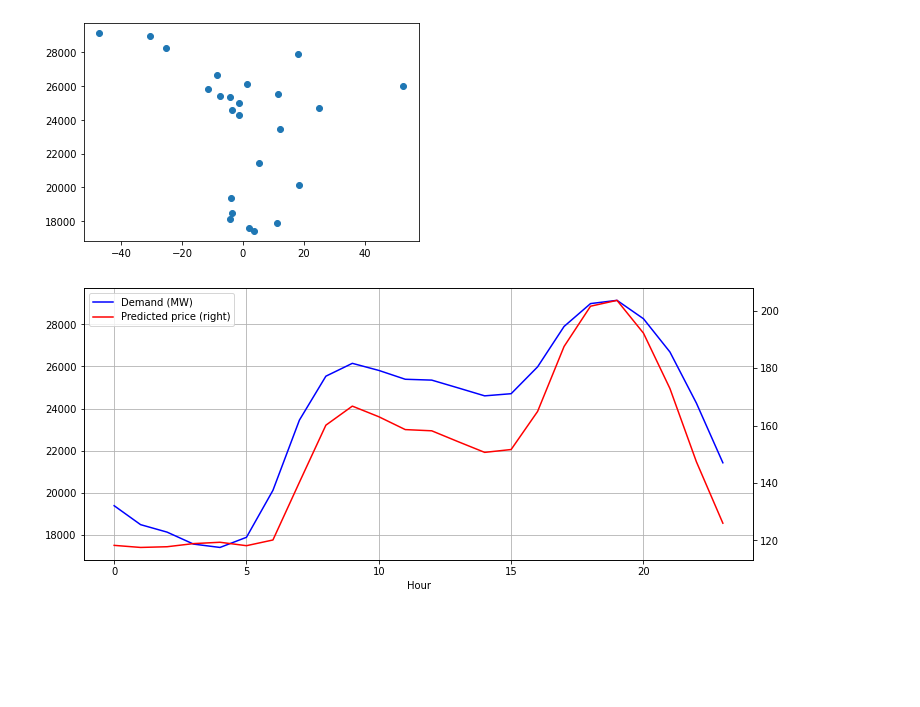
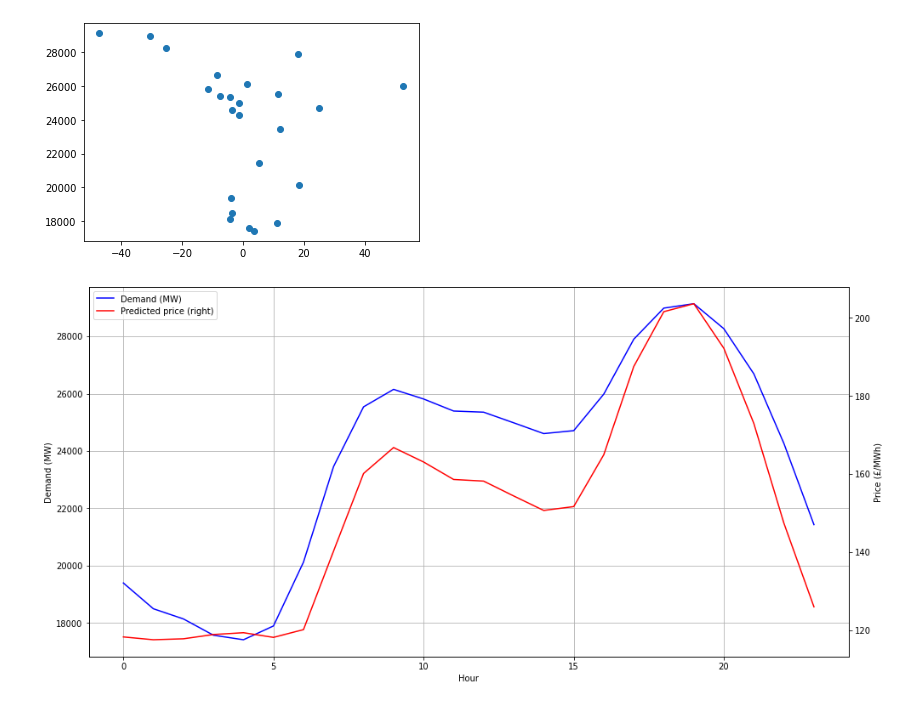
Before and after one commit to o-gent/uk-grid-analysis, a Jupyter notebook: model.ipynb, the cells around one changed output. Saved outputs shown, nothing was run; the diff lists cells and outputs as text; code cells hidden in the pictures; blank space fills up the shorter version.

```diff
--- a/model.ipynb
+++ b/model.ipynb
@@ -105,13 +114,19 @@ plt.scatter(df["grad"], df["Demand (MW)"])
 [figure]
 # %%
 df["predicted_price"] = df["Demand (MW)"].apply(price)
-plt.figure(figsize=(12,5))
-plt.xlabel('Hour')
+plt.figure(figsize=(16,8))
 ax1 = df["Demand (MW)"].plot(color='blue', grid=True, label='Demand (MW)')
+
+ax1.set_ylabel("Demand (MW)")
+ax1.set_xlabel("Hour")
+
 ax2 = df["predicted_price"].plot(color='red', grid=True, secondary_y=True, label='Predicted price')
+ax2.set_ylabel("Price (£/MWh)")
+
+
 h1, l1 = ax1.get_legend_handles_labels()
 h2, l2 = ax2.get_legend_handles_labels()
 plt.legend(h1+h2, l1+l2, loc=2)
 plt.show()
 # %% [output]
-[figure, old version]
+[figure, new version]
```
Also changed, not shown: parts of 33 cells of this notebook, 2 other files.
